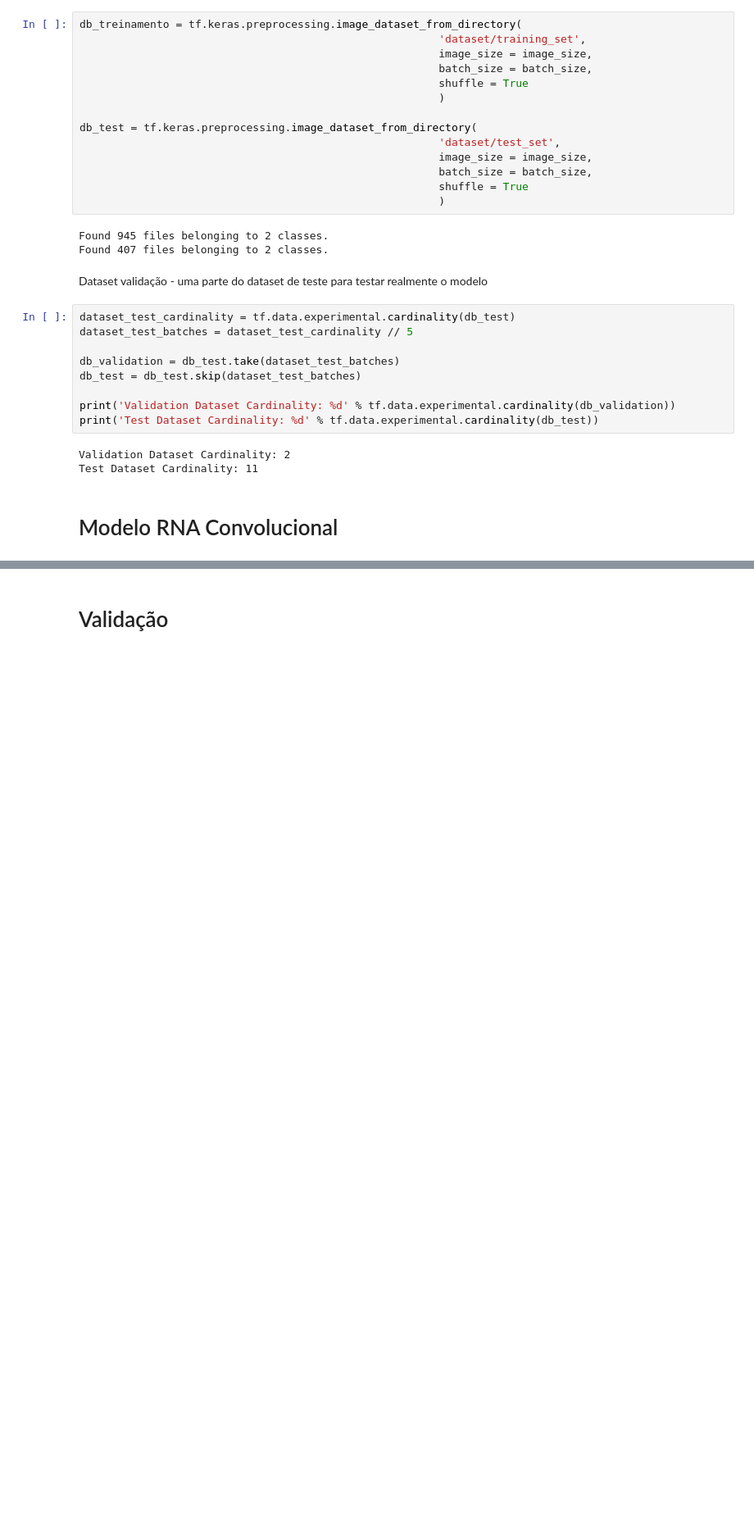
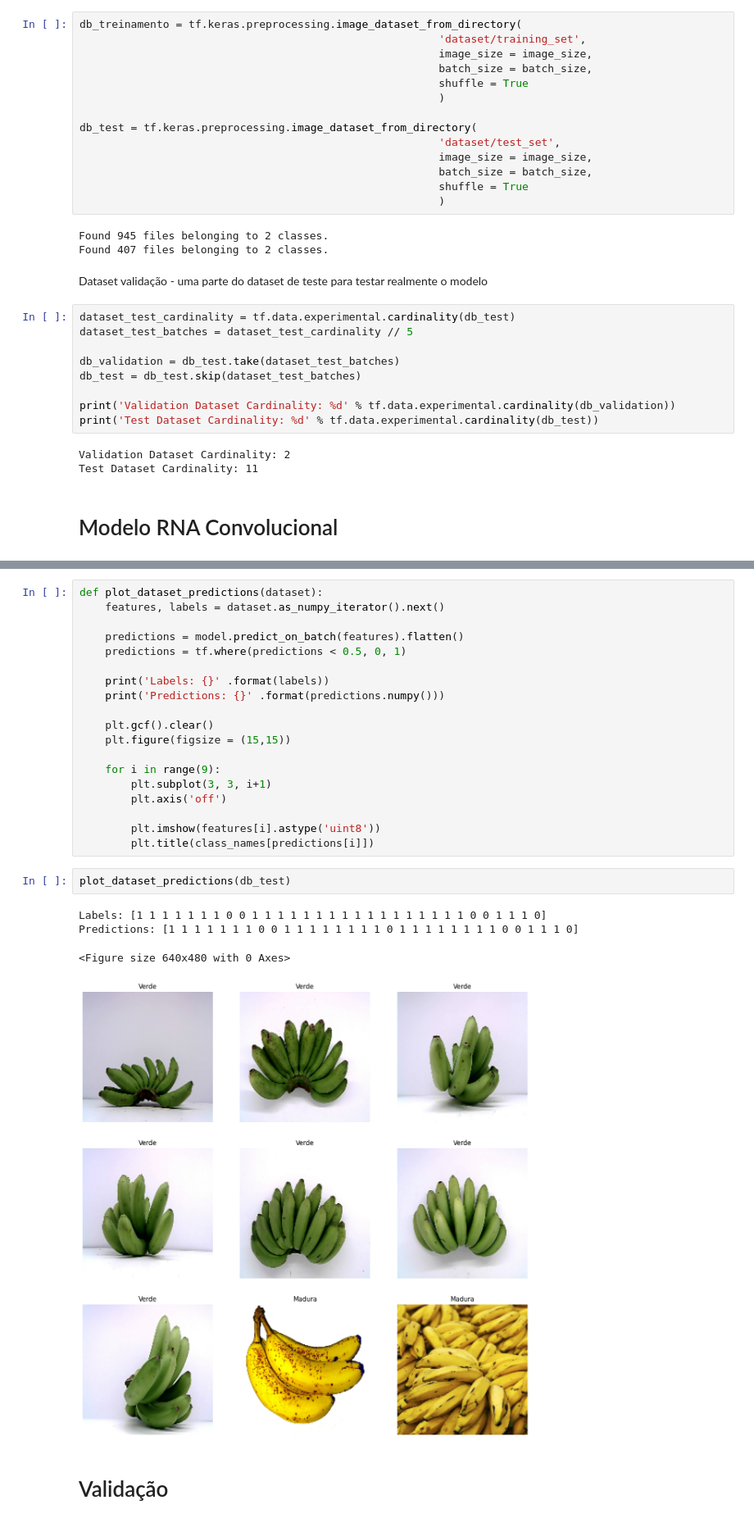
Before and after one commit to Jordana-Gabine/Classificador_maturacao, a Jupyter notebook: Scripts/classificador.ipynb, the cells around one changed output, grey strips where cells are left out. Shown at 82% size. Saved outputs shown, nothing was run; the diff lists cells and outputs as text; blank space fills up the shorter version.

```diff
--- a/Scripts/classificador.ipynb
+++ b/Scripts/classificador.ipynb
@@ -153,3 +155,29 @@ Epoch 20/20
+# %%
+def plot_dataset_predictions(dataset):
+    features, labels = dataset.as_numpy_iterator().next()
+
+    predictions = model.predict_on_batch(features).flatten()
+    predictions = tf.where(predictions < 0.5, 0, 1)
+
+    print('Labels: {}' .format(labels))
+    print('Predictions: {}' .format(predictions.numpy()))
+
+    plt.gcf().clear()
+    plt.figure(figsize = (15,15))
+
+    for i in range(9):
+        plt.subplot(3, 3, i+1)
+        plt.axis('off')
+
+        plt.imshow(features[i].astype('uint8'))
+        plt.title(class_names[predictions[i]])
+# %%
+plot_dataset_predictions(db_test)
+# %% [output]
+Labels: [1 1 1 1 1 1 1 0 0 1 1 1 1 1 1 1 1 1 1 1 1 1 1 1 1 1 0 0 1 1 1 0]
+Predictions: [1 1 1 1 1 1 1 0 0 1 1 1 1 1 1 1 1 0 1 1 1 1 1 1 1 1 0 0 1 1 1 0]
+<Figure size 640x480 with 0 Axes>
+[figure, added]
 # %% [markdown]
 # Validação
 # %%
```
Also changed, not shown: parts of 6 cells of this notebook, 1 other file.
